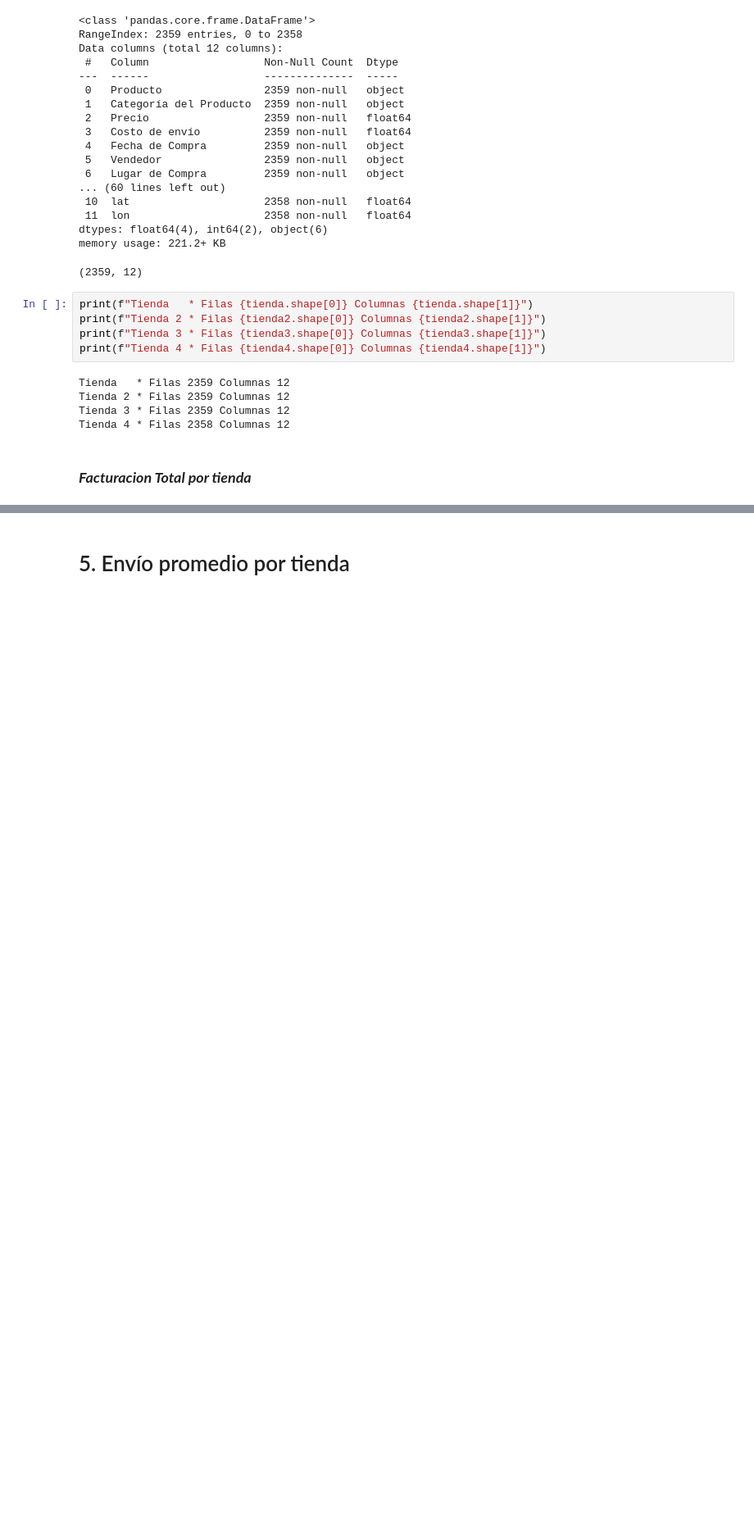
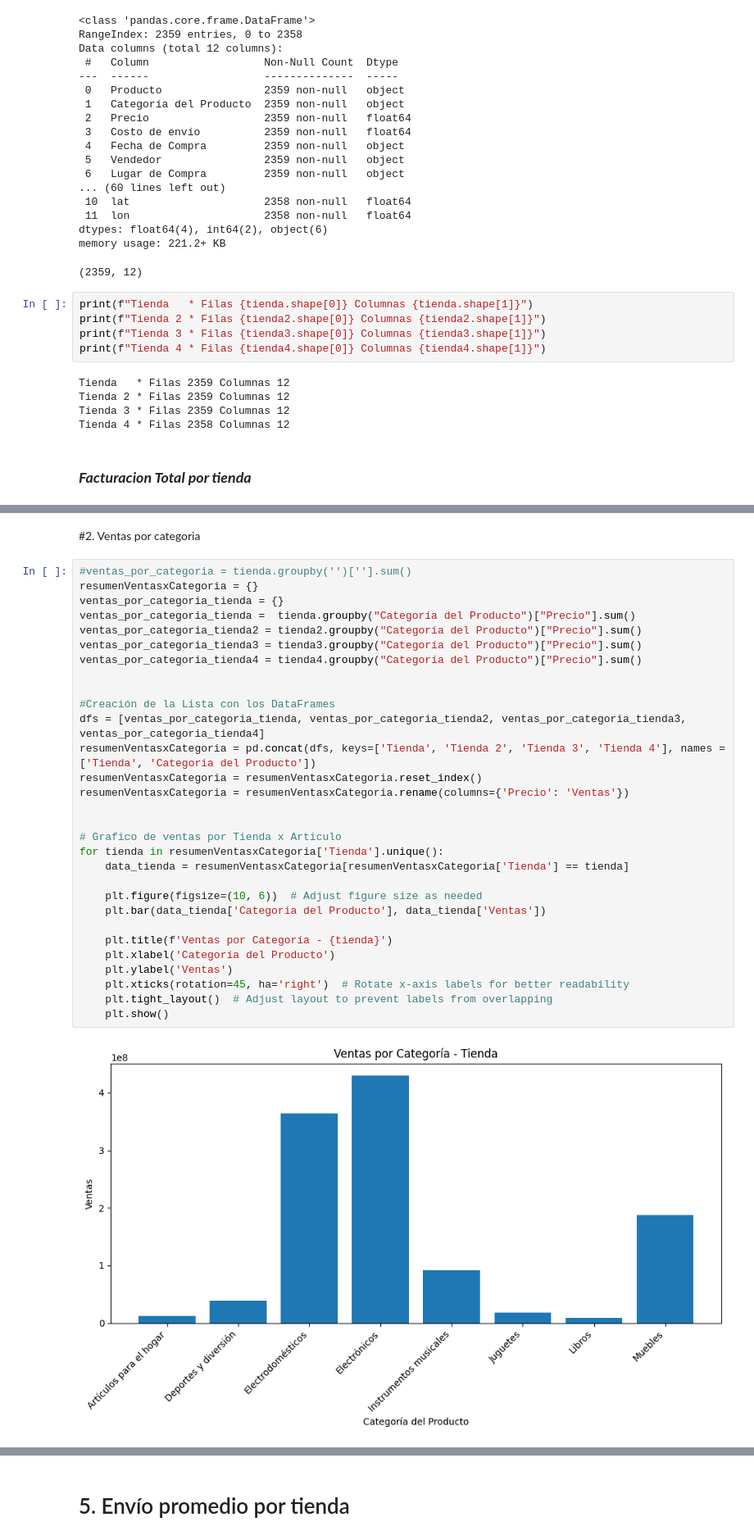
Before and after one commit to adcorprotecgt/cienciadedatos, a Jupyter notebook: challangeLuisRodriguezCienciaDeDatos.ipynb, the cells around one changed output, grey strips where cells are left out. Shown at 82% size. Saved outputs shown, nothing was run; the diff lists cells and outputs as text; blank space fills up the shorter version.

```diff
--- a/challangeLuisRodriguezCienciaDeDatos.ipynb
+++ b/challangeLuisRodriguezCienciaDeDatos.ipynb
@@ -129,0 +142,34 @@ Tienda con menor venta : 1038375700.0
+# %% [markdown]
+#2. Ventas por categoria
+# %%
+#ventas_por_categoria = tienda.groupby('')[''].sum()
+resumenVentasxCategoria = {}
+ventas_por_categoria_tienda = {}
+ventas_por_categoria_tienda =  tienda.groupby("Categoría del Producto")["Precio"].sum()
+ventas_por_categoria_tienda2 = tienda2.groupby("Categoría del Producto")["Precio"].sum()
+ventas_por_categoria_tienda3 = tienda3.groupby("Categoría del Producto")["Precio"].sum()
+ventas_por_categoria_tienda4 = tienda4.groupby("Categoría del Producto")["Precio"].sum()
+
+
+#Creación de la Lista con los DataFrames
+dfs = [ventas_por_categoria_tienda, ventas_por_categoria_tienda2, ventas_por_categoria_tienda3, ventas_por_categoria_tienda4]
+resumenVentasxCategoria = pd.concat(dfs, keys=['Tienda', 'Tienda 2', 'Tienda 3', 'Tienda 4'], names = ['Tienda', 'Categoria del Producto'])
+resumenVentasxCategoria = resumenVentasxCategoria.reset_index()
+resumenVentasxCategoria = resumenVentasxCategoria.rename(columns={'Precio': 'Ventas'})
+
+
+# Grafico de ventas por Tienda x Articulo
+for tienda in resumenVentasxCategoria['Tienda'].unique():
+    data_tienda = resumenVentasxCategoria[resumenVentasxCategoria['Tienda'] == tienda]
+
+    plt.figure(figsize=(10, 6))  # Adjust figure size as needed
+    plt.bar(data_tienda['Categoria del Producto'], data_tienda['Ventas'])
+
+    plt.title(f'Ventas por Categoría - {tienda}')
+    plt.xlabel('Categoría del Producto')
+    plt.ylabel('Ventas')
+    plt.xticks(rotation=45, ha='right')  # Rotate x-axis labels for better readability
+    plt.tight_layout()  # Adjust layout to prevent labels from overlapping
+    plt.show()
+# %% [output]
+[figure, added]
```
Also changed, not shown: parts of 7 cells of this notebook.
